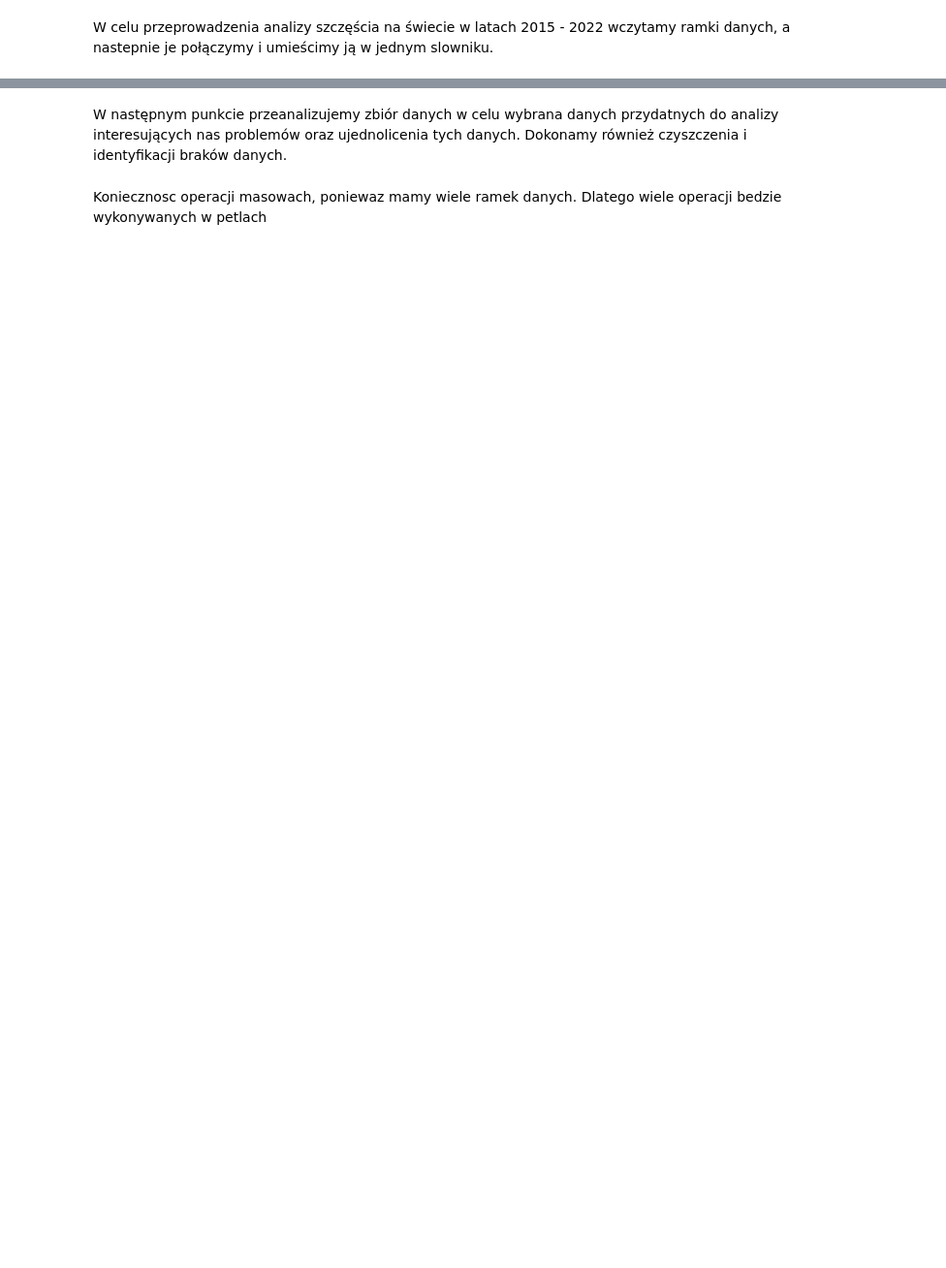
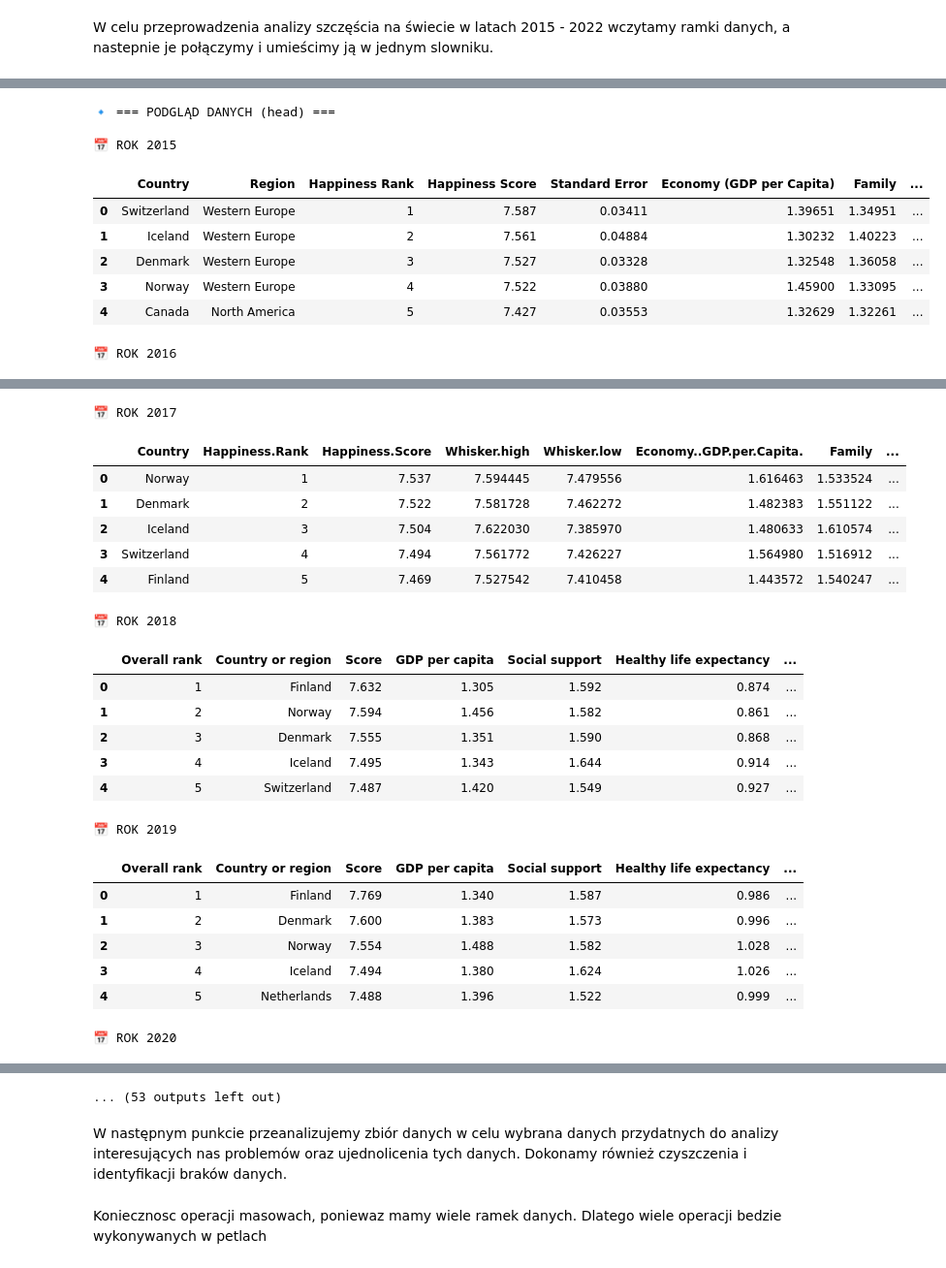
Before and after one commit to Kinga94/SAD_zadanie, a Jupyter notebook: SAD_world_happines_report.ipynb, the cells around one changed output, grey strips where cells are left out. Shown at 97% size. Cells and saved outputs as stored; diff of their text form; code cells hidden in the pictures; blank space fills up the shorter version.

```diff
--- a/SAD_world_happines_report.ipynb
+++ b/SAD_world_happines_report.ipynb
@@ -144,0 +221,56 @@ for year in years:
+# %%
+from IPython.display import display
+
+# Zakładamy, że masz dfs jako słownik {rok: df}
+lata = sorted(dfs.keys())
+
+# === 🔹 1. Podgląd danych (head) ===
+print("🔹 === PODGLĄD DANYCH (head) ===")
+for rok in lata:
+    print(f"\n📅 ROK {rok}")
+    display(dfs[rok].head())
+
+# === 🔹 2. Statystyki opisowe ===
+print("\n🔹 === STATYSTYKI OPISOWE (describe) ===")
+for rok in lata:
+    print(f"\n📅 ROK {rok}")
+    display(dfs[rok].describe())
+
+# === 🔹 3. Liczba brakujących wartości ===
+print("\n🔹 === BRAKUJĄCE WARTOŚCI (nulls per column) ===")
+for rok in lata:
+    print(f"\n📅 ROK {rok}")
+    display(dfs[rok].isnull().sum())
+
+# === 🔹 4. Liczba unikalnych wartości ===
+print("\n🔹 === LICZBA UNIKALNYCH WARTOŚCI (nunique) ===")
+for rok in lata:
+    print(f"\n📅 ROK {rok}")
+    display(dfs[rok].nunique())
+
+# === 🔹 5. Typy danych ===
+print("\n🔹 === TYPY DANYCH (dtypes) ===")
+for rok in lata:
+    print(f"\n📅 ROK {rok}")
+    print(dfs[rok].dtypes)
+
+# === 🔹 6. Liczba duplikatów ===
+print("\n🔹 === DUPLIKATY ===")
+for rok in lata:
+    print(f"\n📅 ROK {rok}: {dfs[rok].duplicated().sum()} duplikatów")
+
+# === 🔹 7. Kształt danych ===
+print("\n🔹 === KSZTAŁT DANYCH (shape) ===")
+for rok in lata:
+    print(f"📅 ROK {rok}: {dfs[rok].shape[0]} wierszy, {dfs[rok].shape[1]} kolumn")
+# %% [output]
+🔹 === PODGLĄD DANYCH (head) ===
+
+📅 ROK 2015
+|  | Country | Region | Happiness Rank | Happiness Score | Standard Error | Economy (GDP per Capita) | Family | ... |
+| 0 | Switzerland | Western Europe | 1 | 7.587 | 0.03411 | 1.39651 | 1.34951 | ... |
+| 1 | Iceland | Western Europe | 2 | 7.561 | 0.04884 | 1.30232 | 1.40223 | ... |
+| 2 | Denmark | Western Europe | 3 | 7.527 | 0.03328 | 1.32548 | 1.36058 | ... |
+| 3 | Norway | Western Europe | 4 | 7.522 | 0.03880 | 1.45900 | 1.33095 | ... |
+| 4 | Canada | North America | 5 | 7.427 | 0.03553 | 1.32629 | 1.32261 | ... |
+📅 ROK 2016
@@ -144,0 +283,22 @@ for year in years:
+📅 ROK 2017
+|  | Country | Happiness.Rank | Happiness.Score | Whisker.high | Whisker.low | Economy..GDP.per.Capita. | Family | ... |
+| 0 | Norway | 1 | 7.537 | 7.594445 | 7.479556 | 1.616463 | 1.533524 | ... |
+| 1 | Denmark | 2 | 7.522 | 7.581728 | 7.462272 | 1.482383 | 1.551122 | ... |
+| 2 | Iceland | 3 | 7.504 | 7.622030 | 7.385970 | 1.480633 | 1.610574 | ... |
+| 3 | Switzerland | 4 | 7.494 | 7.561772 | 7.426227 | 1.564980 | 1.516912 | ... |
+| 4 | Finland | 5 | 7.469 | 7.527542 | 7.410458 | 1.443572 | 1.540247 | ... |
+📅 ROK 2018
+|  | Overall rank | Country or region | Score | GDP per capita | Social support | Healthy life expectancy | ... |
+| 0 | 1 | Finland | 7.632 | 1.305 | 1.592 | 0.874 | ... |
+| 1 | 2 | Norway | 7.594 | 1.456 | 1.582 | 0.861 | ... |
+| 2 | 3 | Denmark | 7.555 | 1.351 | 1.590 | 0.868 | ... |
+| 3 | 4 | Iceland | 7.495 | 1.343 | 1.644 | 0.914 | ... |
+| 4 | 5 | Switzerland | 7.487 | 1.420 | 1.549 | 0.927 | ... |
+📅 ROK 2019
+|  | Overall rank | Country or region | Score | GDP per capita | Social support | Healthy life expectancy | ... |
+| 0 | 1 | Finland | 7.769 | 1.340 | 1.587 | 0.986 | ... |
+| 1 | 2 | Denmark | 7.600 | 1.383 | 1.573 | 0.996 | ... |
+| 2 | 3 | Norway | 7.554 | 1.488 | 1.582 | 1.028 | ... |
+| 3 | 4 | Iceland | 7.494 | 1.380 | 1.624 | 1.026 | ... |
+| 4 | 5 | Netherlands | 7.488 | 1.396 | 1.522 | 0.999 | ... |
+📅 ROK 2020
@@ -145,3 +311,4 @@ for year in years:
+... (53 outputs left out)
 # %% [markdown]
 W następnym punkcie przeanalizujemy zbiór danych w celu wybrana danych przydatnych do analizy interesujących nas problemów oraz ujednolicenia tych danych.
 Dokonamy również czyszczenia i identyfikacji braków danych.
```
Also changed, not shown: parts of 37 cells of this notebook.
